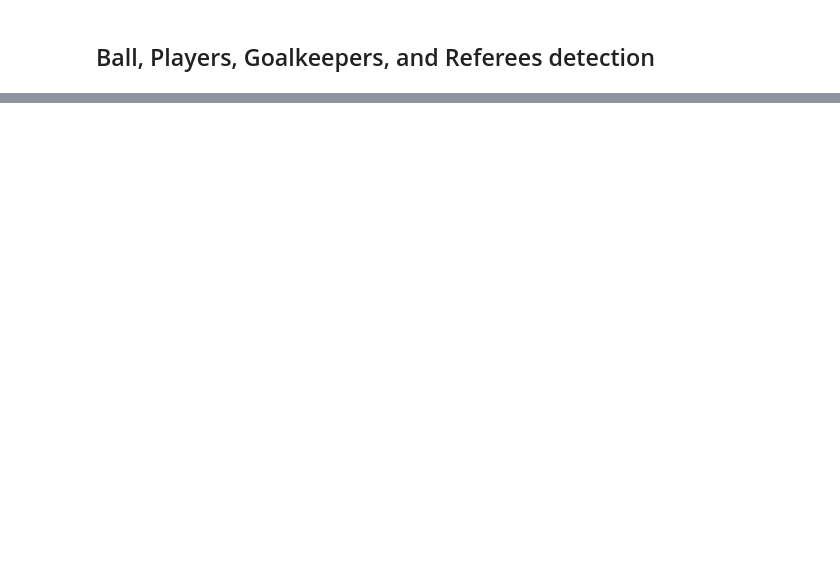
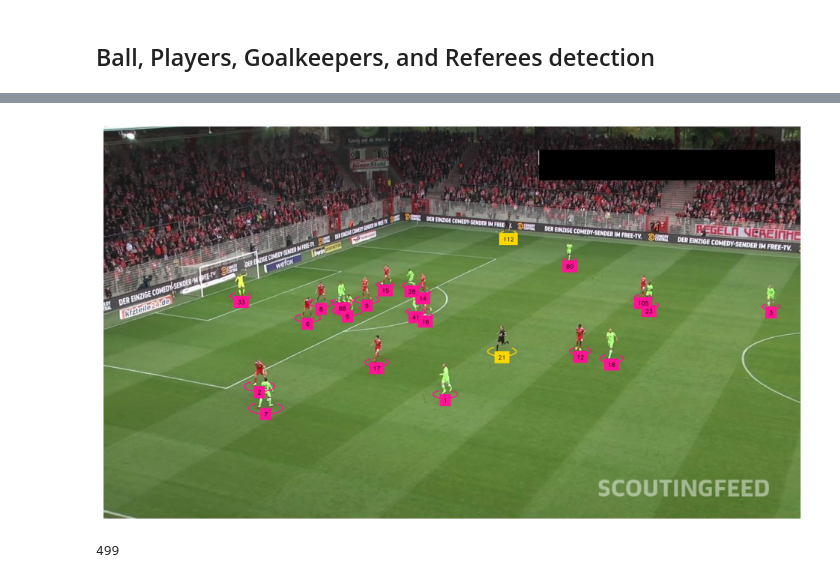
Before and after one commit to DGT-INT/soccer_video_to_data, a Jupyter notebook: 04 Code/soccer_computer_vision.ipynb, the cells around one changed output, grey strips where cells are left out. Drawn from its saved outputs; the diff is of its cells as text; code cells hidden in the pictures; blank space fills up the shorter version.

```diff
--- a/04 Code/soccer_computer_vision.ipynb
+++ b/04 Code/soccer_computer_vision.ipynb
@@ -98,7 +49,7 @@ from tqdm import tqdm
 import supervision as sv
 
 SOURCE_VIDEO_PATH = f"{DATA_dir}/121364_0.mp4"
-TARGET_VIDEO_PATH = f"{DATA_dir}/121364_0_results_2.mp4"
+TARGET_VIDEO_PATH = f"{DATA_dir}/121364_0_results_4.mp4"
 BALL_ID = 0
 
 ellipse_annotator = sv.EllipseAnnotator(
@@ -106,42 +57,51 @@ ellipse_annotator = sv.EllipseAnnotator(
     thickness = 2
 )
 
-#label_annotator = sv.LabelAnnotator(
-#    color = sv.ColorPalette.from_hex(['#FF8C00', '#00BFFF', '#FF1493', '#FFD700']),
-#    text_color=sv.Color.from_hex('#000000')
-#)
+label_annotator = sv.LabelAnnotator(
+    color = sv.ColorPalette.from_hex(['#00BFFF', '#FF1493', '#FFD700']),
+    text_color=sv.Color.from_hex('#000000'),
+    text_position=sv.Position.BOTTOM_CENTER
+)
 triangle_annotator = sv.TriangleAnnotator(
     color=sv.Color.from_hex('#FFD700'),
     base=20, height=17
 )
+
+tracker = sv.ByteTrack()
+tracker.reset()
 
 video_info = sv.VideoInfo.from_video_path(SOURCE_VIDEO_PATH)
 video_sink = sv.VideoSink(TARGET_VIDEO_PATH, video_info=video_info)
 frame_generator = sv.get_video_frames_generator(SOURCE_VIDEO_PATH)
 frame = next(frame_generator)
 
 with video_sink:
     for frame in tqdm(frame_generator, total=video_info.total_frames):
 
         result = PLAYER_DETECTION_MODEL.infer(frame, confidence=0.3)[0]
         detections = sv.Detections.from_inference(result)
 
         ball_detections = detections[detections.class_id == BALL_ID]
         ball_detections.xyxy = sv.pad_boxes(xyxy=ball_detections.xyxy, px=10)
 
         all_detections = detections[detections.class_id != BALL_ID]
         all_detections = all_detections.with_nms(threshold=0.5, class_agnostic=True)
         all_detections.class_id = all_detections.class_id - 1
+        all_detections = tracker.update_with_detections(all_detections)
 
-        #labels = [
-        #f"{class_name}{confidence:.2f}"
-        #for class_name, confidence
-        #in zip(detections['class_name'], detections.confidence)
-        #]
+        labels = [
+        f"{tracker_id}"
+        for tracker_id
+        in all_detections.tracker_id
+        ]
 
         annotated_frame = frame.copy()
         annotated_frame = ellipse_annotator.annotate(annotated_frame, all_detections)
         annotated_frame = triangle_annotator.annotate(annotated_frame, ball_detections)
+        annotated_frame = label_annotator.annotate(annotated_frame, all_detections, labels=labels)
+
         video_sink.write_frame(annotated_frame)
 
-#sv.plot_image(annotated_frame)
+sv.plot_image(annotated_frame)
+# %% [output]
+[figure, added]
@@ -147,0 +131,4 @@ with video_sink:
+# %%
+len(crops)
+# %% [output]
+499
```
Also changed, not shown: parts of 11 cells of this notebook, 10 other files.
